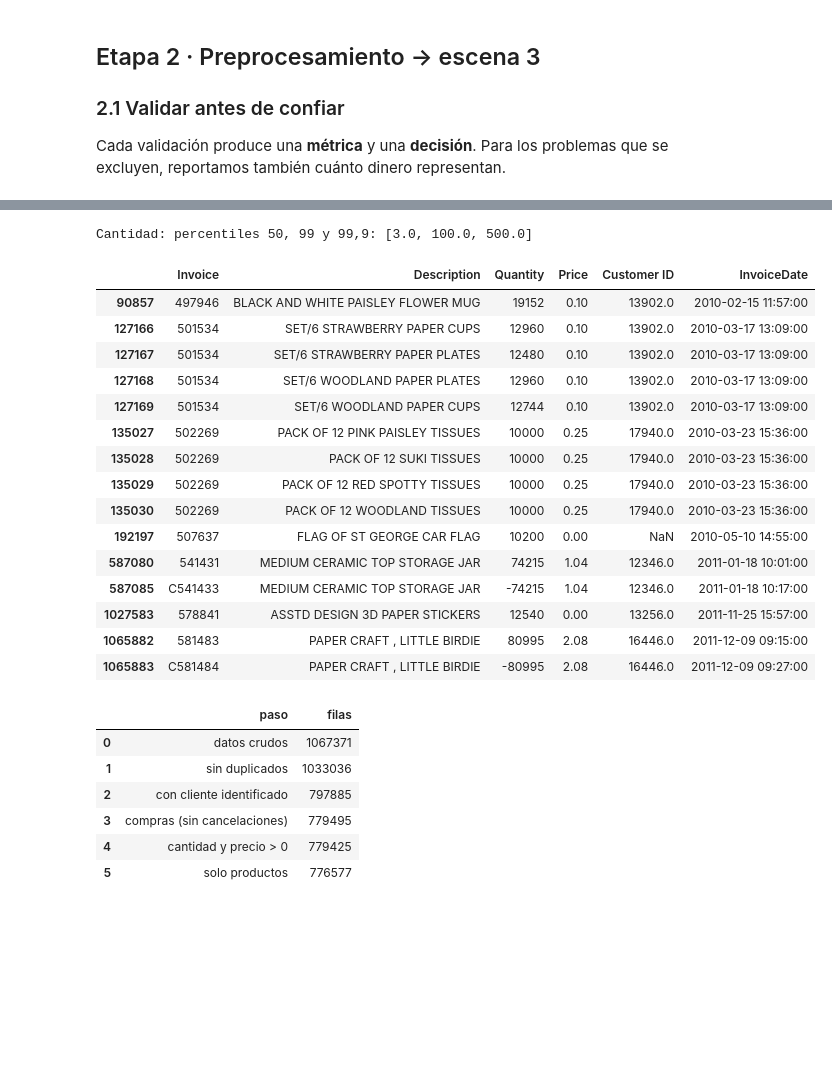
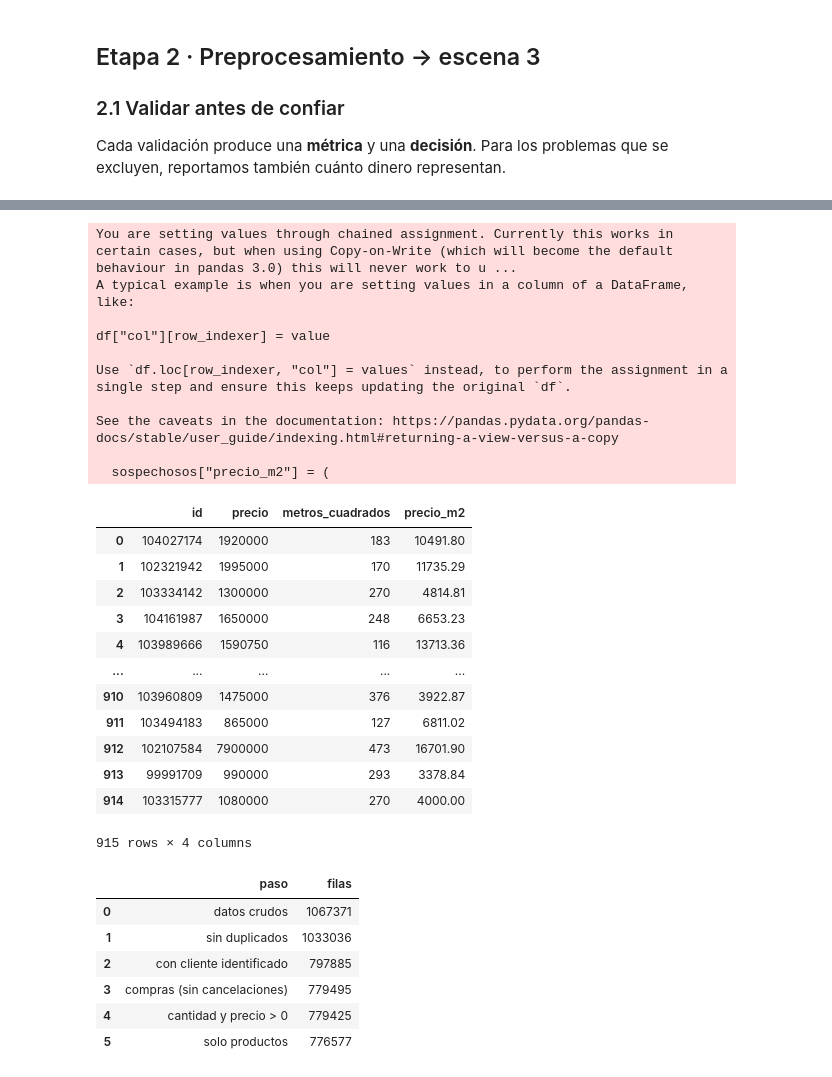
Before and after one commit to jhonnyTobon/ML_EA3_iudigital, a Jupyter notebook: src/sincronicas/Semana_5SINC.ipynb, the cells around one changed output, grey strips where cells are left out. Saved outputs shown, nothing was run; the diff lists cells and outputs as text; code cells hidden in the pictures; blank space fills up the shorter version.

```diff
--- a/src/sincronicas/Semana_5SINC.ipynb
+++ b/src/sincronicas/Semana_5SINC.ipynb
@@ -18,11 +18,6 @@ while ROOT != ROOT.parent and not (ROOT / "src" / "clases_po").exists():
 
 sys.path.insert(0, str(ROOT / "src"))
 from clases_po import HFDatasetLoader
-
-SEMILLA = 42
-PALETA = ["#1f6fe5", "#10a179", "#f2661b", "#8a3ff0", "#e5384b", "#f5b300", "#151b6e", "#7a8199", "#2ec4b6", "#ff7aa2"]
-plt.rcParams.update({"figure.dpi": 110, "axes.spines.top": False, "axes.spines.right": False})
-pd.set_option("display.max_columns", 30)
 # %% [markdown]
 ## Etapa 1 · Extracción  → escena 2
 Todas las ventas de una tienda online del Reino Unido (artículos de regalo, muchos clientes mayoristas),
@@ -69,11 +64,8 @@ diccionario
 # %%
-df = df_retail_crudo.copy()
-df["Invoice"] = df["Invoice"].astype(str)
-df["StockCode"] = df["StockCode"].astype(str)
-df["InvoiceDate"] = pd.to_datetime(df["InvoiceDate"])
+# se crea un dataset copia con base al crudo para procesamiento de datos
+df = df_crudo.copy()
 df.info()
-print("\nDesde", df["InvoiceDate"].min(), "hasta", df["InvoiceDate"].max())
-print("Facturas distintas:", df["Invoice"].nunique(), "· clientes distintos:", df["Customer ID"].nunique(),
-      "· países:", df["Country"].nunique())
+# se revisan si hay pisos repetidos segun su url
+print("pisos distintos segun sitio web:", df["url"].nunique())
 # %% [output]
 <class 'pandas.core.frame.DataFrame'>
@@ -149,25 +141,48 @@ calidad
 # %%
-# Valores extremos: ¿error o mayorista?
-print("Cantidad: percentiles 50, 99 y 99,9:", df["Quantity"].quantile([.5, .99, .999]).round(0).tolist())
-df.loc[df["Quantity"].abs() >= 10_000, ["Invoice", "Description", "Quantity", "Price", "Customer ID", "InvoiceDate"]]
+#precios sospechosos
+
+# Detectar registros con precio por metro cuadrado sospechoso
+
+sospechosos = df.loc[
+    (
+        (df["precio"] / df["metros_cuadrados"] < 100000)
+        |
+        (df["precio"] / df["metros_cuadrados"] > 50000000)
+    ),
+    ["id", "precio", "metros_cuadrados"]
+].copy()
+
+# Mostrar el cálculo únicamente en la salida
+sospechosos["precio_m2"] = (
+    sospechosos["precio"] /
+    sospechosos["metros_cuadrados"]
+).round(2)
+
+display(sospechosos)
 # %% [output]
-Cantidad: percentiles 50, 99 y 99,9: [3.0, 100.0, 500.0]
+You are setting values through chained assignment. Currently this works in certain cases, but when using Copy-on-Write (which will become the default behaviour in pandas 3.0) this will never work to u ...
+A typical example is when you are setting values in a column of a DataFrame, like:
+
+df["col"][row_indexer] = value
+
+Use `df.loc[row_indexer, "col"] = values` instead, to perform the assignment in a single step and ensure this keeps updating the original `df`.
+
+See the caveats in the documentation: https://pandas.pydata.org/pandas-docs/stable/user_guide/indexing.html#returning-a-view-versus-a-copy
+
+  sospechosos["precio_m2"] = (
-|  | Invoice | Description | Quantity | Price | Customer ID | InvoiceDate |
-| 90857 | 497946 | BLACK AND WHITE PAISLEY FLOWER MUG | 19152 | 0.10 | 13902.0 | 2010-02-15 11:57:00 |
-| 127166 | 501534 | SET/6 STRAWBERRY PAPER CUPS | 12960 | 0.10 | 13902.0 | 2010-03-17 13:09:00 |
-| 127167 | 501534 | SET/6 STRAWBERRY PAPER PLATES | 12480 | 0.10 | 13902.0 | 2010-03-17 13:09:00 |
-| 127168 | 501534 | SET/6 WOODLAND PAPER PLATES | 12960 | 0.10 | 13902.0 | 2010-03-17 13:09:00 |
-| 127169 | 501534 | SET/6 WOODLAND PAPER CUPS | 12744 | 0.10 | 13902.0 | 2010-03-17 13:09:00 |
-| 135027 | 502269 | PACK OF 12 PINK PAISLEY TISSUES | 10000 | 0.25 | 17940.0 | 2010-03-23 15:36:00 |
-| 135028 | 502269 | PACK OF 12 SUKI TISSUES | 10000 | 0.25 | 17940.0 | 2010-03-23 15:36:00 |
-| 135029 | 502269 | PACK OF 12 RED SPOTTY TISSUES | 10000 | 0.25 | 17940.0 | 2010-03-23 15:36:00 |
-| 135030 | 502269 | PACK OF 12 WOODLAND TISSUES | 10000 | 0.25 | 17940.0 | 2010-03-23 15:36:00 |
-| 192197 | 507637 | FLAG OF ST GEORGE CAR FLAG | 10200 | 0.00 | NaN | 2010-05-10 14:55:00 |
-| 587080 | 541431 | MEDIUM CERAMIC TOP STORAGE JAR | 74215 | 1.04 | 12346.0 | 2011-01-18 10:01:00 |
-| 587085 | C541433 | MEDIUM CERAMIC TOP STORAGE JAR | -74215 | 1.04 | 12346.0 | 2011-01-18 10:17:00 |
-| 1027583 | 578841 | ASSTD DESIGN 3D PAPER STICKERS | 12540 | 0.00 | 13256.0 | 2011-11-25 15:57:00 |
-| 1065882 | 581483 | PAPER CRAFT , LITTLE BIRDIE | 80995 | 2.08 | 16446.0 | 2011-12-09 09:15:00 |
-| 1065883 | C581484 | PAPER CRAFT , LITTLE BIRDIE | -80995 | 2.08 | 16446.0 | 2011-12-09 09:27:00 |
+|  | id | precio | metros_cuadrados | precio_m2 |
+| 0 | 104027174 | 1920000 | 183 | 10491.80 |
+| 1 | 102321942 | 1995000 | 170 | 11735.29 |
+| 2 | 103334142 | 1300000 | 270 | 4814.81 |
+| 3 | 104161987 | 1650000 | 248 | 6653.23 |
+| 4 | 103989666 | 1590750 | 116 | 13713.36 |
+| ... | ... | ... | ... | ... |
+| 910 | 103960809 | 1475000 | 376 | 3922.87 |
+| 911 | 103494183 | 865000 | 127 | 6811.02 |
+| 912 | 102107584 | 7900000 | 473 | 16701.90 |
+| 913 | 99991709 | 990000 | 293 | 3378.84 |
+| 914 | 103315777 | 1080000 | 270 | 4000.00 |
+915 rows × 4 columns
 # %%
 registro = [("datos crudos", len(df))]
 df = df.loc[~duplicado].copy();                    registro.append(("sin duplicados", len(df)))
```
Also changed, not shown: parts of 5 cells of this notebook, 1 other file.
